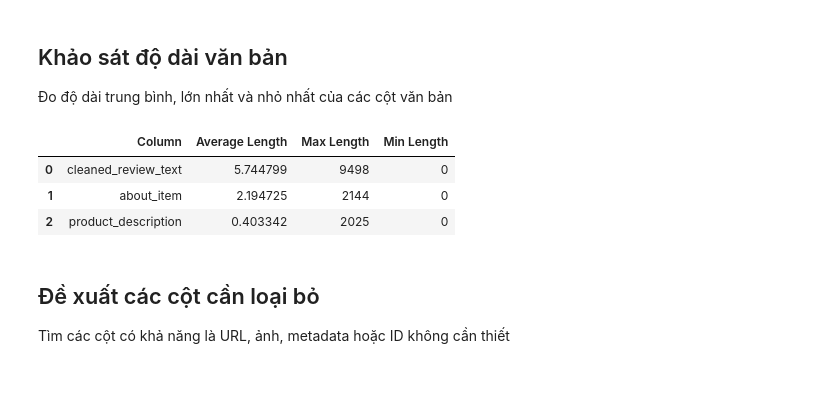
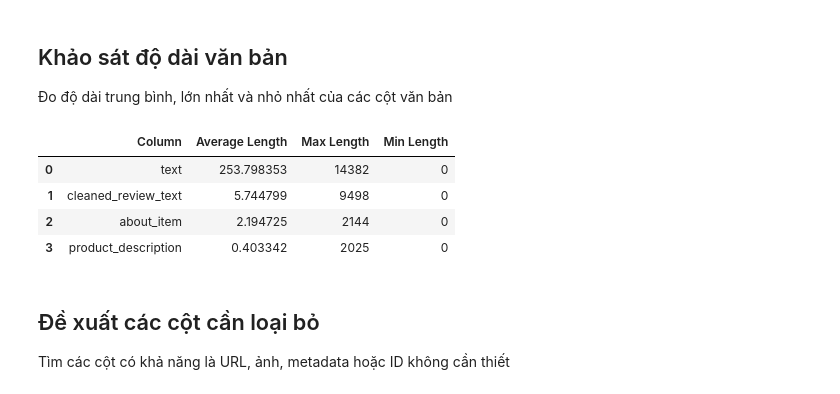
Before and after one commit to NguynnThah/CTD2026_DT049, a Jupyter notebook: notebooks/01_preEDA_cleaning_preprocessing.ipynb, the cells around one changed output. Cells and saved outputs as stored; diff of their text form; code cells hidden in the pictures.

Commit message:
Update cleaned dataset

```diff
--- a/notebooks/01_preEDA_cleaning_preprocessing.ipynb
+++ b/notebooks/01_preEDA_cleaning_preprocessing.ipynb
@@ -272,37 +271,38 @@ summary_stats
 # %%
 text_report = []
 
 for col in [
-    "reviewText",
+    "text",
     "cleaned_review_text",
     "about_item",
     "product_description"
 ]:
 
     if col in df.columns:
 
         lengths = (
             df[col]
             .fillna("")
             .astype(str)
             .str.len()
         )
 
         text_report.append({
             "Column": col,
             "Average Length": lengths.mean(),
             "Max Length": lengths.max(),
             "Min Length": lengths.min()
         })
 
 text_report = pd.DataFrame(text_report)
 
 text_report
 # %% [output]
 |  | Column | Average Length | Max Length | Min Length |
-| 0 | cleaned_review_text | 5.744799 | 9498 | 0 |
-| 1 | about_item | 2.194725 | 2144 | 0 |
-| 2 | product_description | 0.403342 | 2025 | 0 |
+| 0 | text | 253.798353 | 14382 | 0 |
+| 1 | cleaned_review_text | 5.744799 | 9498 | 0 |
+| 2 | about_item | 2.194725 | 2144 | 0 |
+| 3 | product_description | 0.403342 | 2025 | 0 |
 # %% [markdown]
 ## Đề xuất các cột cần loại bỏ
 Tìm các cột có khả năng là URL, ảnh, metadata hoặc ID không cần thiết
```
Also changed, not shown: parts of 5 cells of this notebook, 2 other files.
